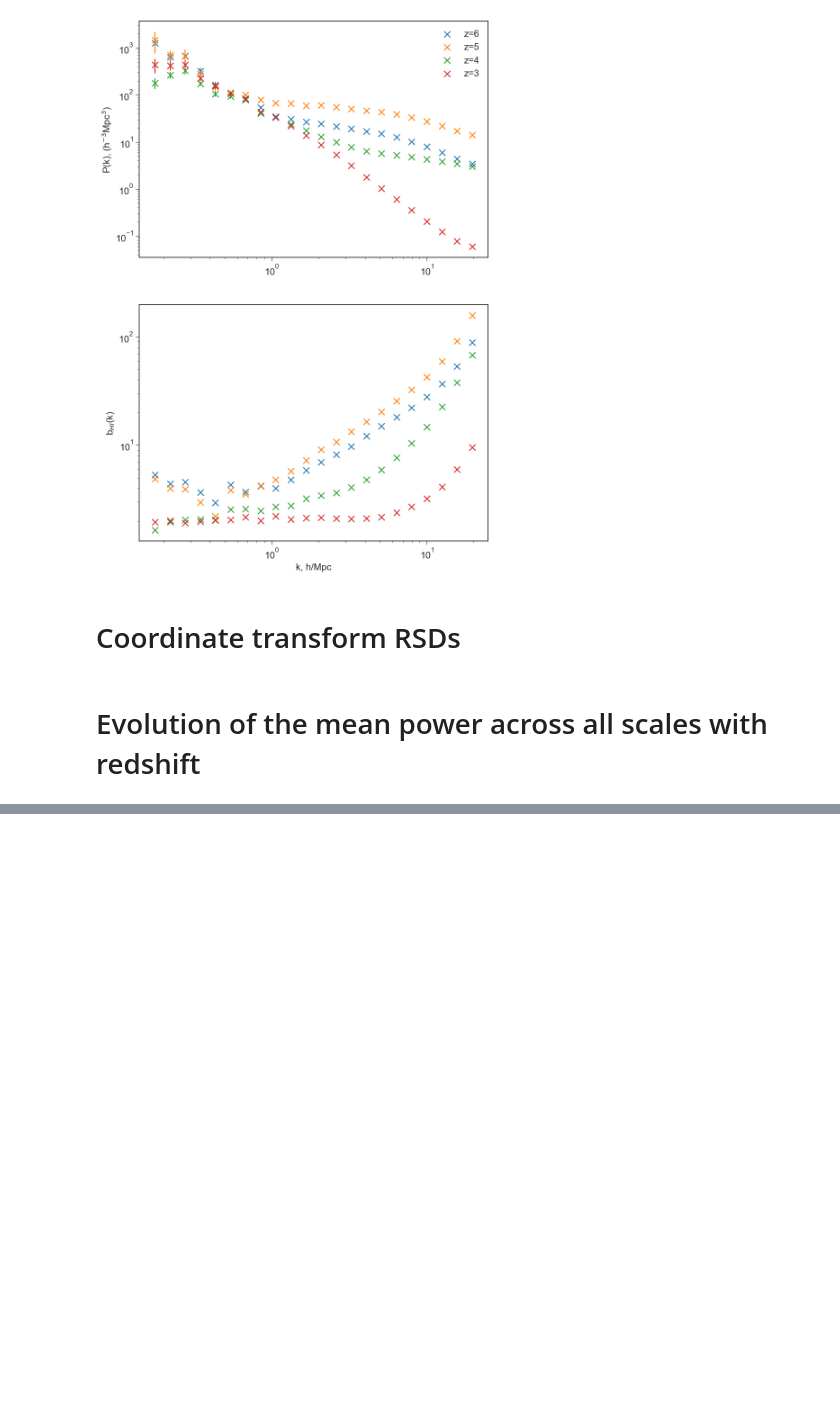
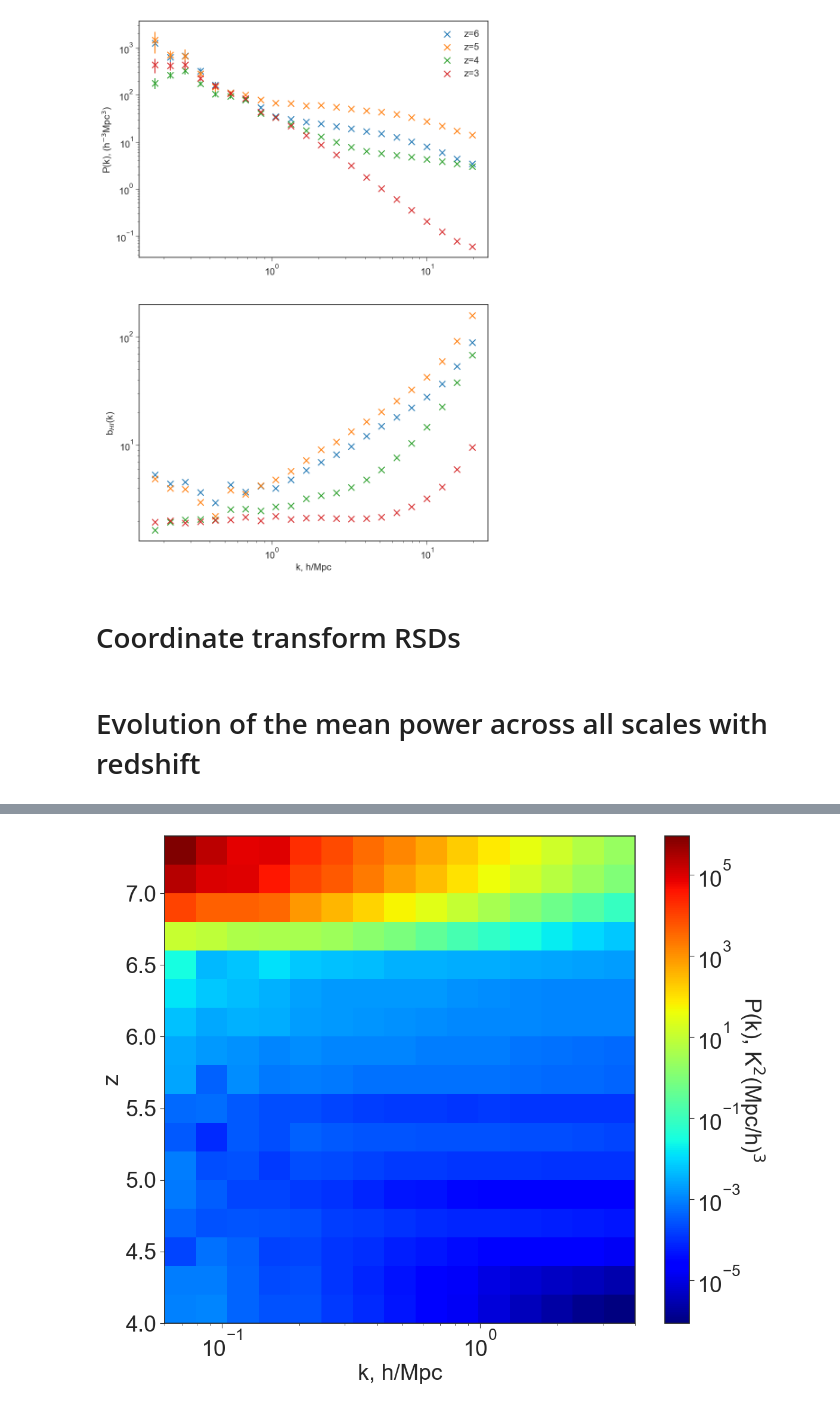
Before and after one commit to raxquax123/postEoR, a Jupyter notebook: Notebooks/examples_2.ipynb, the cells around one changed output, grey strips where cells are left out. Drawn from its saved outputs; the diff is of its cells as text; code cells hidden in the pictures; blank space fills up the shorter version.

```diff
--- a/Notebooks/examples_2.ipynb
+++ b/Notebooks/examples_2.ipynb
@@ -229,0 +231,15 @@ Using input bins
+# %%
+plt.rcParams.update({'font.size': 27})
+plt.style.use('seaborn-v0_8-ticks')
+plt.rcParams['figure.figsize'] = [12, 10]
+
+cb1 = plt.pcolormesh(kbins, z_bins, power_array, cmap="jet", norm='log')
+plt.xscale("log")
+plt.ylabel("z")
+plt.xlabel("k, h/Mpc")
+cbar1 = plt.colorbar(cb1)
+cbar1.set_label("P(k), K$^2$(Mpc/h)$^3$", rotation=270, labelpad = 30)
+plt.tight_layout()
+plt.savefig("fav_plot.pdf", format="pdf")
+# %% [output]
+[figure, added]
```
Also changed, not shown: parts of 1 cell of this notebook, 4 other files.
